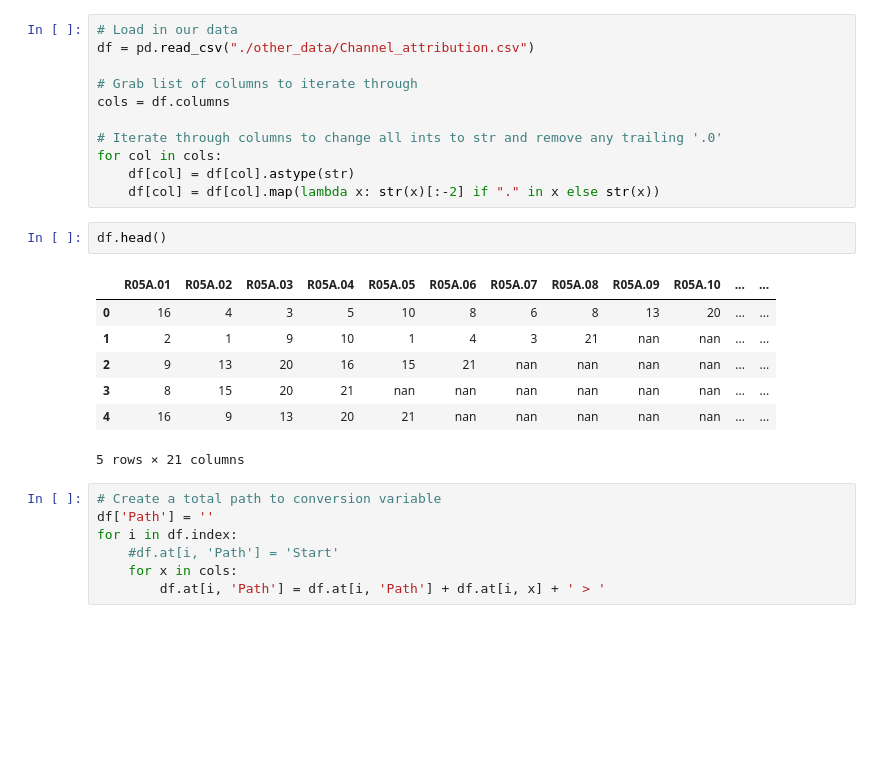
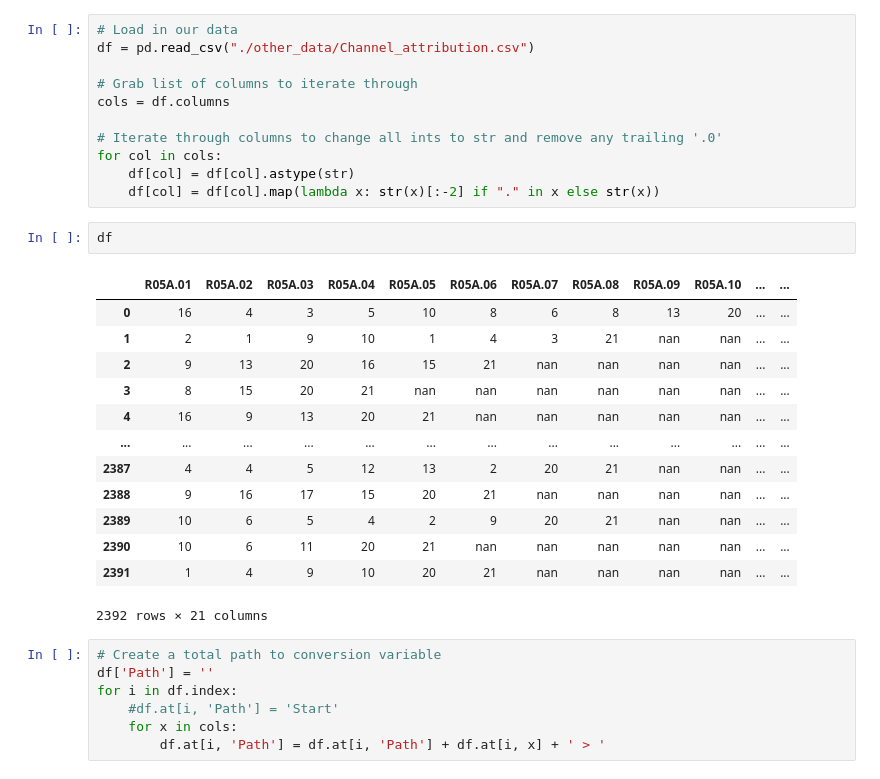
Before and after one commit to timraiswell/businessdatascience, a Jupyter notebook: Marketing Attribution.ipynb, the cells around one changed output. Cells and saved outputs as stored; diff of their text form; blank space fills up the shorter version.

```diff
--- a/Marketing Attribution.ipynb
+++ b/Marketing Attribution.ipynb
@@ -26,15 +27,21 @@ for col in cols:
     df[col] = df[col].astype(str)
     df[col] = df[col].map(lambda x: str(x)[:-2] if "." in x else str(x))
 # %%
-df.head()
+df
 # %% [output]
 |  | R05A.01 | R05A.02 | R05A.03 | R05A.04 | R05A.05 | R05A.06 | R05A.07 | R05A.08 | R05A.09 | R05A.10 | ... | ... |
 | 0 | 16 | 4 | 3 | 5 | 10 | 8 | 6 | 8 | 13 | 20 | ... | ... |
 | 1 | 2 | 1 | 9 | 10 | 1 | 4 | 3 | 21 | nan | nan | ... | ... |
 | 2 | 9 | 13 | 20 | 16 | 15 | 21 | nan | nan | nan | nan | ... | ... |
 | 3 | 8 | 15 | 20 | 21 | nan | nan | nan | nan | nan | nan | ... | ... |
 | 4 | 16 | 9 | 13 | 20 | 21 | nan | nan | nan | nan | nan | ... | ... |
+| ... | ... | ... | ... | ... | ... | ... | ... | ... | ... | ... | ... | ... |
+| 2387 | 4 | 4 | 5 | 12 | 13 | 2 | 20 | 21 | nan | nan | ... | ... |
+| 2388 | 9 | 16 | 17 | 15 | 20 | 21 | nan | nan | nan | nan | ... | ... |
+| 2389 | 10 | 6 | 5 | 4 | 2 | 9 | 20 | 21 | nan | nan | ... | ... |
+| 2390 | 10 | 6 | 11 | 20 | 21 | nan | nan | nan | nan | nan | ... | ... |
+| 2391 | 1 | 4 | 9 | 10 | 20 | 21 | nan | nan | nan | nan | ... | ... |
-5 rows × 21 columns
+2392 rows × 21 columns
 # %%
 # Create a total path to conversion variable
 df['Path'] = ''
```
Also changed, not shown: parts of 3 cells of this notebook, 1 other file.
